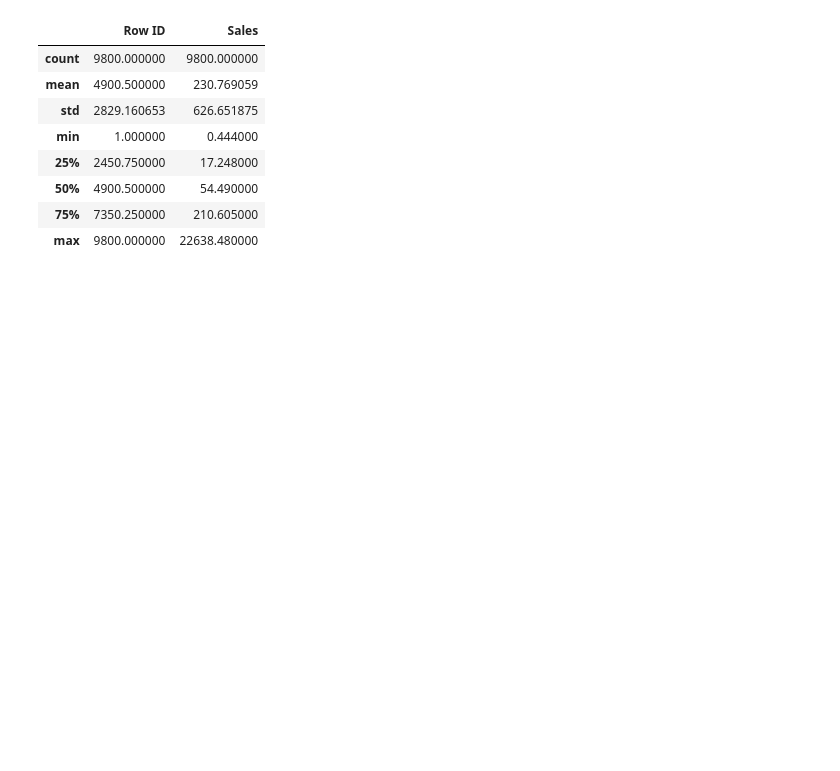
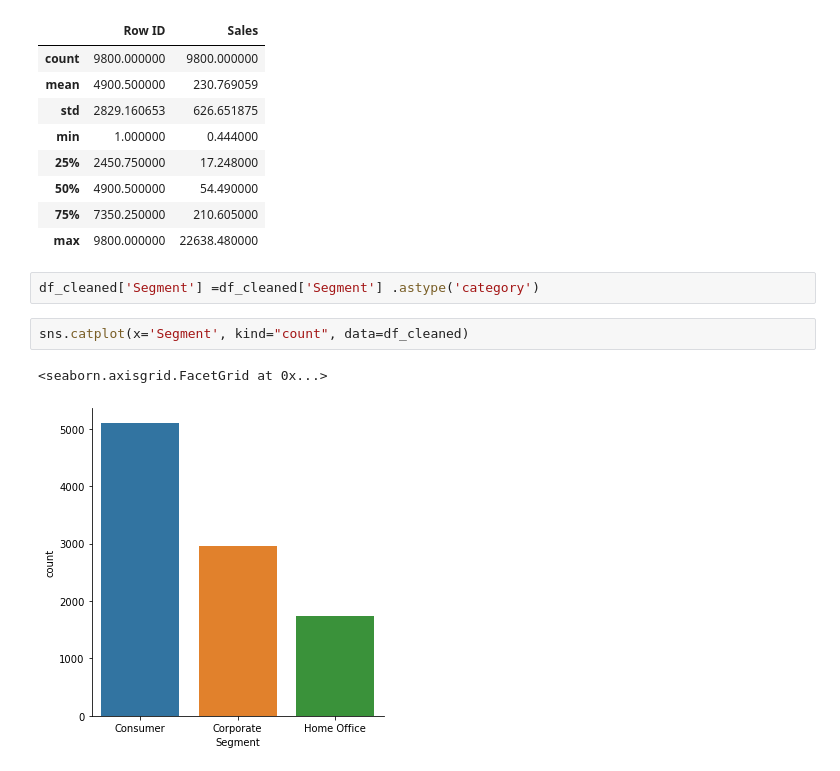
Before and after one commit to data301-2021-winter1/project-group18-project, a Jupyter notebook: notebooks/analysis1.ipynb, the cells around one changed output. Drawn from its saved outputs; the diff is of its cells as text; blank space fills up the shorter version.

```diff
--- a/notebooks/analysis1.ipynb
+++ b/notebooks/analysis1.ipynb
@@ -86,3 +88,10 @@ df_cleaned.describe()
 | 50% | 4900.500000 | 54.490000 |
 | 75% | 7350.250000 | 210.605000 |
 | max | 9800.000000 | 22638.480000 |
+# %%
+df_cleaned['Segment'] =df_cleaned['Segment'] .astype('category')
+# %%
+sns.catplot(x='Segment', kind="count", data=df_cleaned)
+# %% [output]
+<seaborn.axisgrid.FacetGrid at 0x...>
+[figure, added]
```
Also changed, not shown: parts of 4 cells of this notebook.
